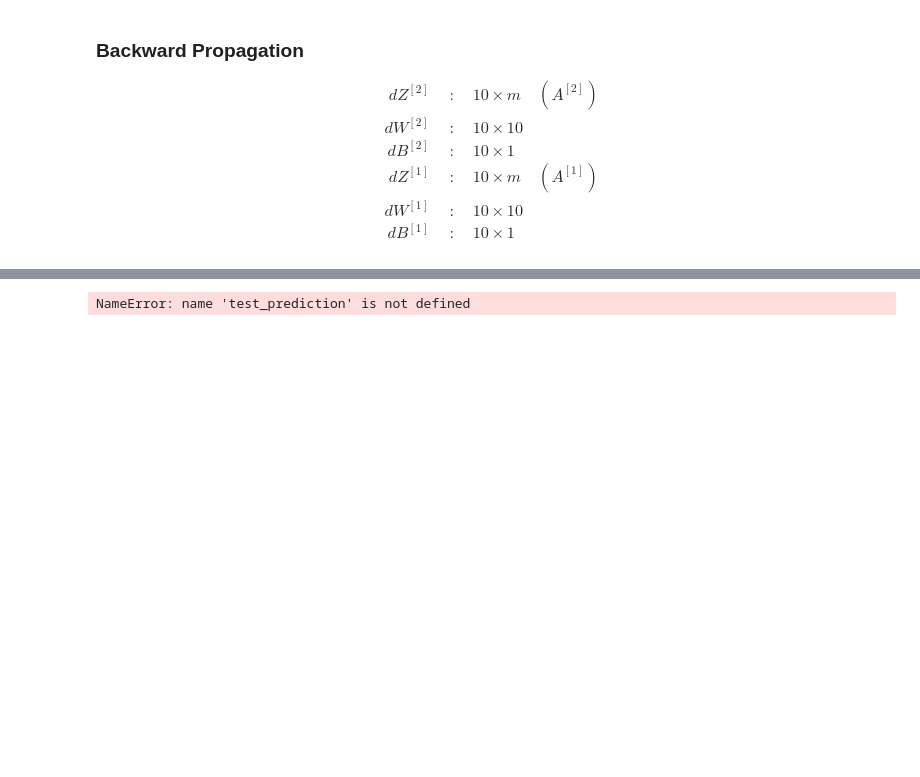
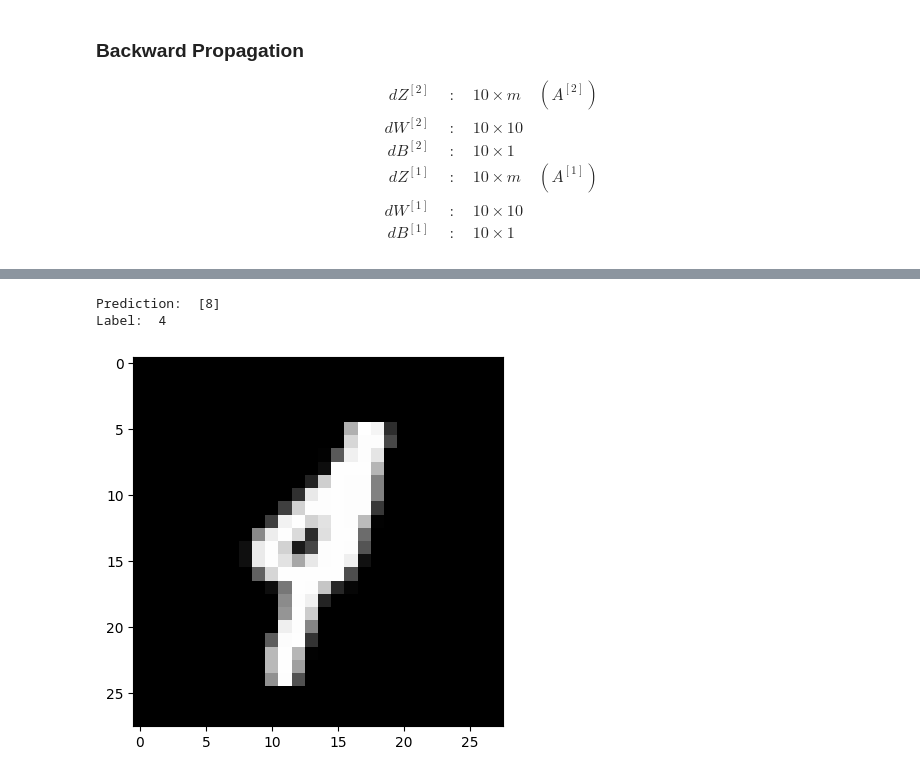
Before and after one commit to Rikhil-Nell/MNIST_Digit_Reader, a Jupyter notebook: notebooks/mnist-digit-reader.ipynb, the cells around one changed output, grey strips where cells are left out. Drawn from its saved outputs; the diff is of its cells as text; code cells hidden in the pictures; blank space fills up the shorter version.

```diff
--- a/notebooks/mnist-digit-reader.ipynb
+++ b/notebooks/mnist-digit-reader.ipynb
@@ -222,35 +222,20 @@ def save_model(W1, b1, W2, b2):
 
 def list_models():
     model_files = os.listdir("..\\models")
+    print(model_files)
+    model_names = [file.split('(')[0] for file in model_files]
 
-    # Extract model names and dates from filenames
-    models_with_dates = []
-    for file in model_files:
-        parts = file.split("_")
-        if len(parts) >= 3:
-            model_name = parts[1]
-            date_str = parts[2] + "_" + parts[3].split(".")[0]  # Format 'YYYY-MM-DD_HH-MM-SS'
-            try:
-                # Convert date string to a more readable format
-                date = datetime.strptime(date_str, "%Y-%m-%d_%H-%M-%S").strftime("%Y-%m-%d %H:%M:%S")
-            except ValueError:
-                date = "Unknown"
-            models_with_dates.append((model_name, date))
+    print("Available models:")
+    for i, name in enumerate(model_names, start=1):
+        print(f"{i}. {name}")
 
-    # Print headers
-    print(f"{'Model Name':<25} {'Date and Time'}")
-    print("-" * 40)
-
-    # Print model names and dates
-    for i, (name, date) in enumerate(models_with_dates, start=1):
-        print(f"{i}. {name:<25} {date}")
 
 def load_model(custom_name):
-    model_files = os.listdir("models")
+    model_files = os.listdir("..\\models")
 
     for file in model_files:
         if custom_name in file:
-            model_path = os.path.join("models", file)
+            model_path = os.path.join("..\\models", file)
 
             with open(model_path, 'rb') as f:
                 W1, b1, W2, b2 = pickle.load(f)
@@ -319,6 +315,8 @@ def test_prediction(index, W1, b1, W2, b2):
     plt.imshow(current_image, interpolation='nearest')
     plt.show()
 # %%
-test_prediction(10, W1, b1, W2, b2)
+test_prediction(122, W1, b1, W2, b2)
 # %% [output]
-NameError: name 'test_prediction' is not defined
+Prediction:  [8]
+Label:  4
+[figure, added]
```
Also changed, not shown: parts of 1 cell of this notebook, 1 other file.
